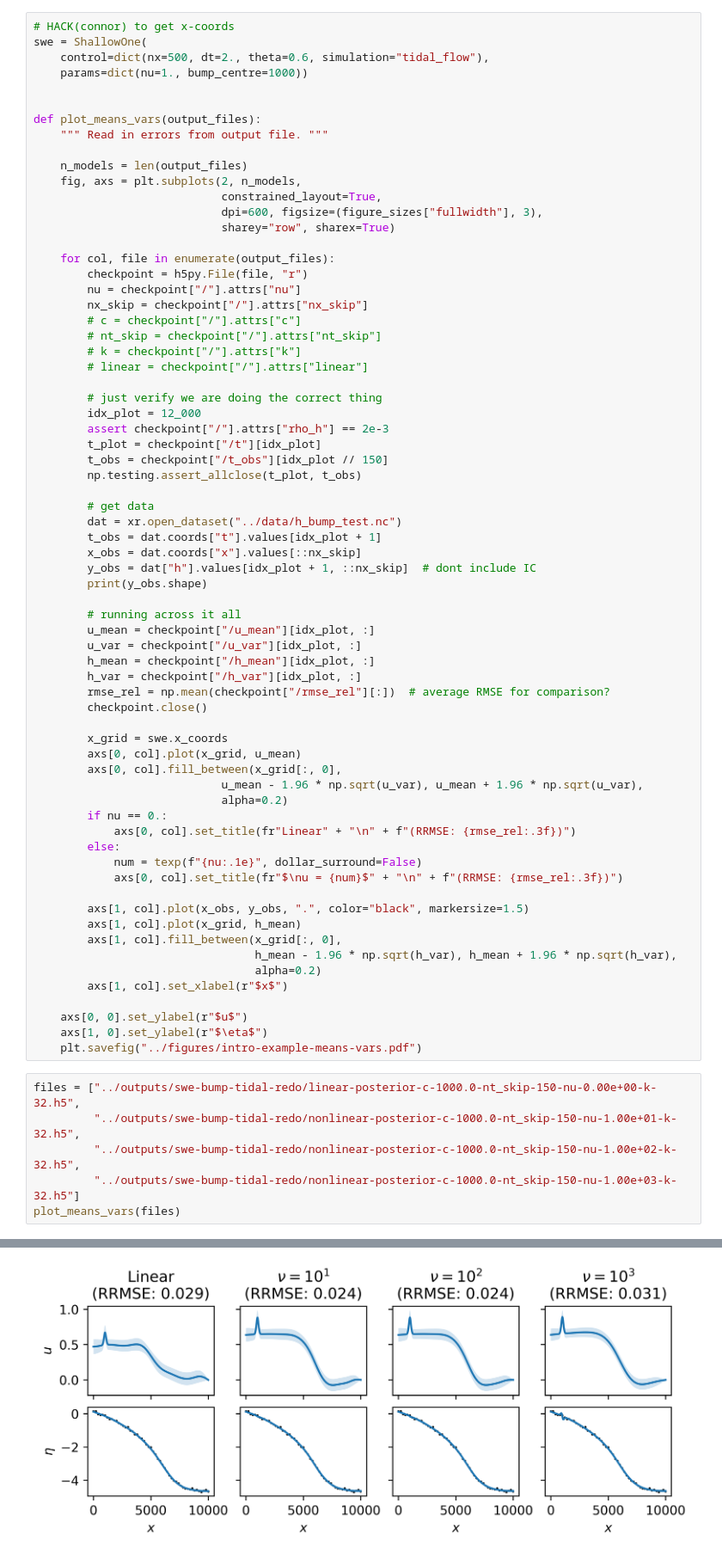
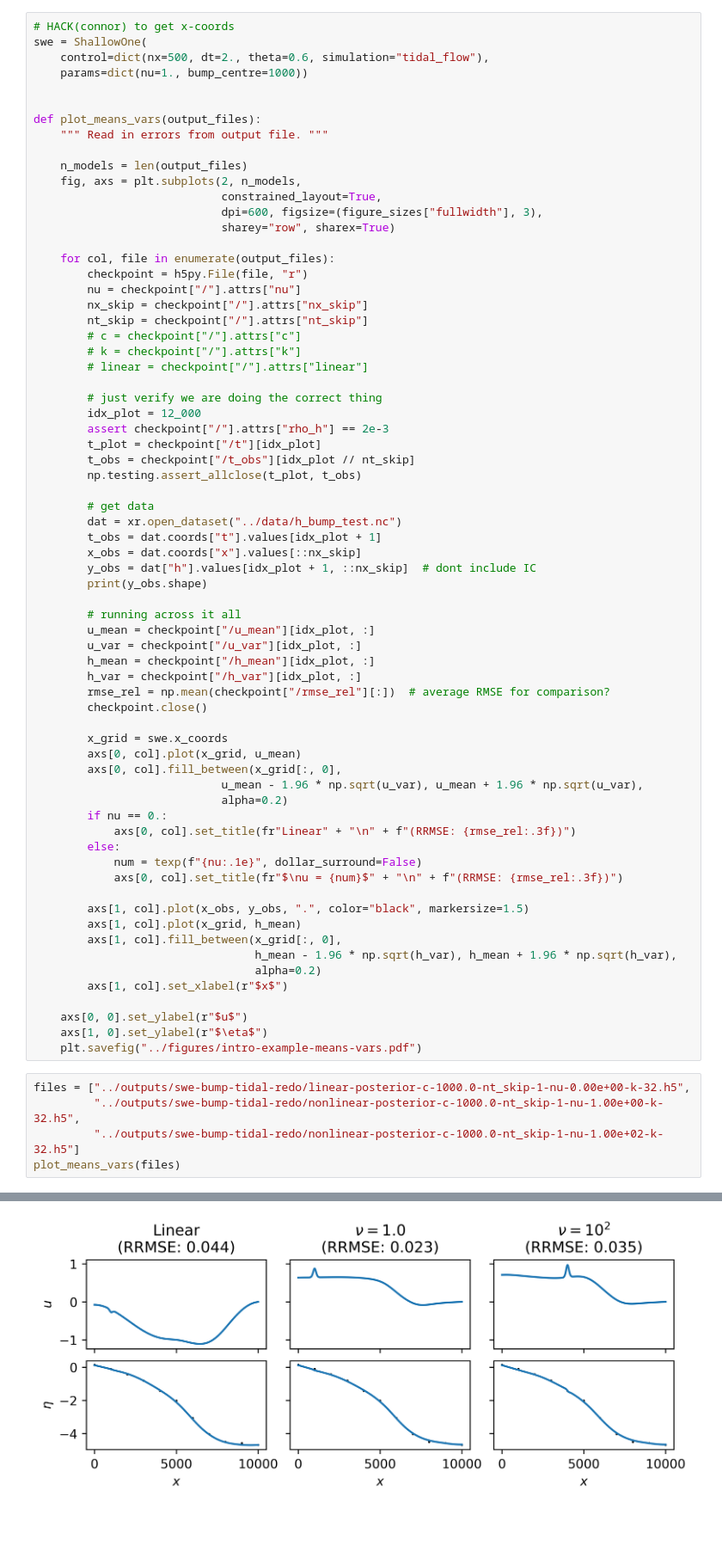
Before and after one commit to connor-duffin/sswe, a Jupyter notebook: notebooks/introductory-examples.ipynb, the cells around one changed output, grey strips where cells are left out. Shown at 86% size. Drawn from its saved outputs; the diff is of its cells as text; blank space fills up the shorter version.

```diff
--- a/notebooks/introductory-examples.ipynb
+++ b/notebooks/introductory-examples.ipynb
@@ -31,8 +31,8 @@ def plot_means_vars(output_files):
         checkpoint = h5py.File(file, "r")
         nu = checkpoint["/"].attrs["nu"]
         nx_skip = checkpoint["/"].attrs["nx_skip"]
+        nt_skip = checkpoint["/"].attrs["nt_skip"]
         # c = checkpoint["/"].attrs["c"]
-        # nt_skip = checkpoint["/"].attrs["nt_skip"]
         # k = checkpoint["/"].attrs["k"]
         # linear = checkpoint["/"].attrs["linear"]
 
@@ -40,7 +40,7 @@ def plot_means_vars(output_files):
         idx_plot = 12_000
         assert checkpoint["/"].attrs["rho_h"] == 2e-3
         t_plot = checkpoint["/t"][idx_plot]
-        t_obs = checkpoint["/t_obs"][idx_plot // 150]
+        t_obs = checkpoint["/t_obs"][idx_plot // nt_skip]
         np.testing.assert_allclose(t_plot, t_obs)
 
         # get data
@@ -80,9 +80,8 @@ def plot_means_vars(output_files):
     axs[1, 0].set_ylabel(r"$\eta$")
     plt.savefig("../figures/intro-example-means-vars.pdf")
 # %%
-files = ["../outputs/swe-bump-tidal-redo/linear-posterior-c-1000.0-nt_skip-150-nu-0.00e+00-k-32.h5",
-         "../outputs/swe-bump-tidal-redo/nonlinear-posterior-c-1000.0-nt_skip-150-nu-1.00e+01-k-32.h5",
-         "../outputs/swe-bump-tidal-redo/nonlinear-posterior-c-1000.0-nt_skip-150-nu-1.00e+02-k-32.h5",
-         "../outputs/swe-bump-tidal-redo/nonlinear-posterior-c-1000.0-nt_skip-150-nu-1.00e+03-k-32.h5"]
+files = ["../outputs/swe-bump-tidal-redo/linear-posterior-c-1000.0-nt_skip-1-nu-0.00e+00-k-32.h5",
+         "../outputs/swe-bump-tidal-redo/nonlinear-posterior-c-1000.0-nt_skip-1-nu-1.00e+00-k-32.h5",
+         "../outputs/swe-bump-tidal-redo/nonlinear-posterior-c-1000.0-nt_skip-1-nu-1.00e+02-k-32.h5"]
 plot_means_vars(files)
 # %% [output]
@@ -93,4 +91,4 @@ plot_means_vars(files)
-[figure, old version]
+[figure, new version]
 # %%
 def get_errors(output_file):
     """ Read in errors from output file. """
```
Also changed, not shown: parts of 3 cells of this notebook, 3 other files.
